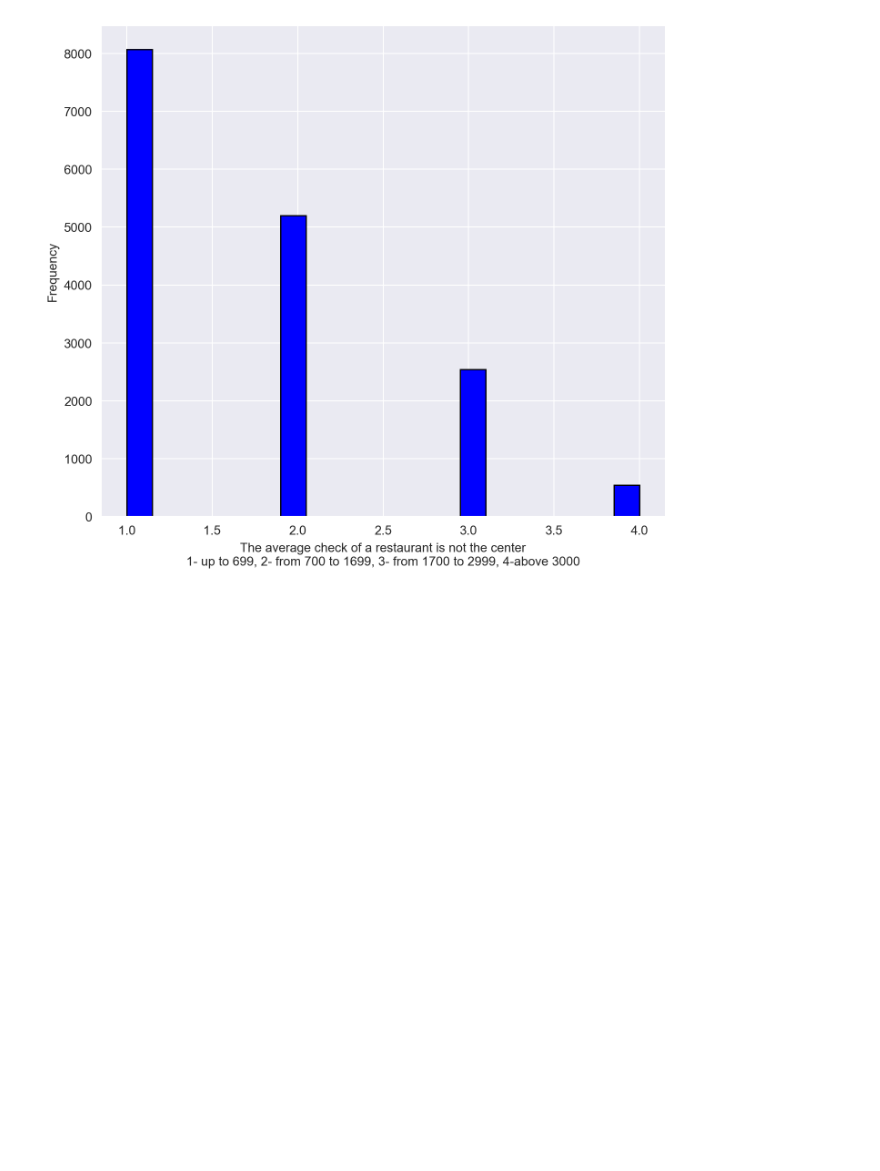
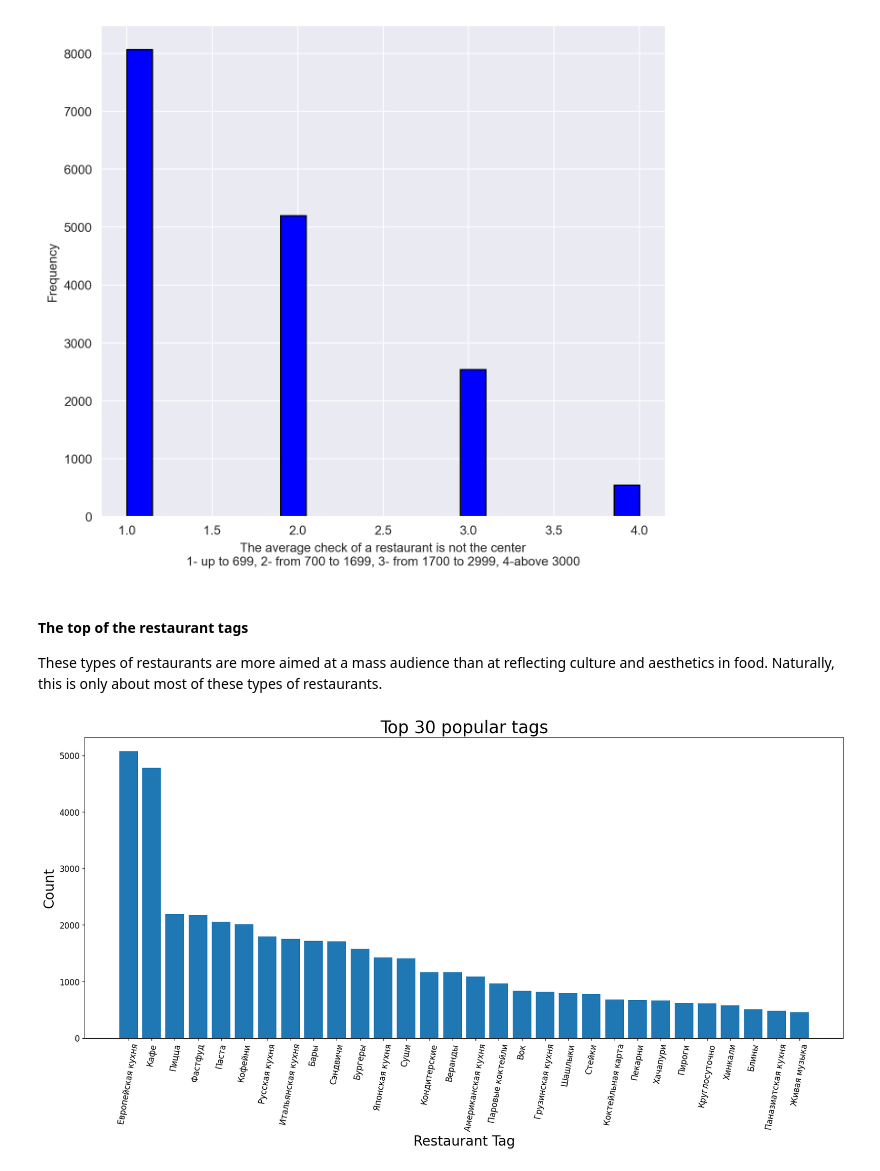
Before and after one commit to DmitrySavinskikh/analysis-project, a Jupyter notebook: afisha_analysis.ipynb, the cells around one changed output. Saved outputs shown, nothing was run; the diff lists cells and outputs as text; code cells hidden in the pictures; blank space fills up the shorter version.

```diff
--- a/afisha_analysis.ipynb
+++ b/afisha_analysis.ipynb
@@ -646,3 +646,28 @@ plt.ylabel('Frequency',fontsize=10)
 [figure]
 Text(0, 0.5, 'Frequency')
 [figure]
+# %% [markdown]
+#### The top of the restaurant tags
+
+These types of restaurants are more aimed at a mass audience than at reflecting culture and aesthetics in food. Naturally, this is only about most of these types of restaurants.
+# %%
+def top_popular_restaurant_tags_graph() -> None:
+    '''
+        Creating a graph to show which 30 tags are the most popular.
+
+        :return: None
+    '''
+    max_tags_dict = df.explode(column='restaurant_type', ignore_index=True).groupby('restaurant_type').size().sort_values(ascending=False).head(30).to_dict()
+
+    plt.figure(figsize=(20, 8))
+    plt.bar(x=max_tags_dict.keys(), height=max_tags_dict.values())
+    plt.xticks(rotation=80, fontsize=12)
+    plt.xlabel('Restaurant Tag', fontsize=20)
+    plt.yticks(fontsize=12)
+    plt.ylabel('Count', fontsize=20)
+    plt.title('Top 30 popular tags', fontsize=25)
+    plt.show()
+
+top_popular_restaurant_tags_graph()
+# %% [output]
+[figure, added]
```
Also changed, not shown: parts of 8 cells of this notebook.
